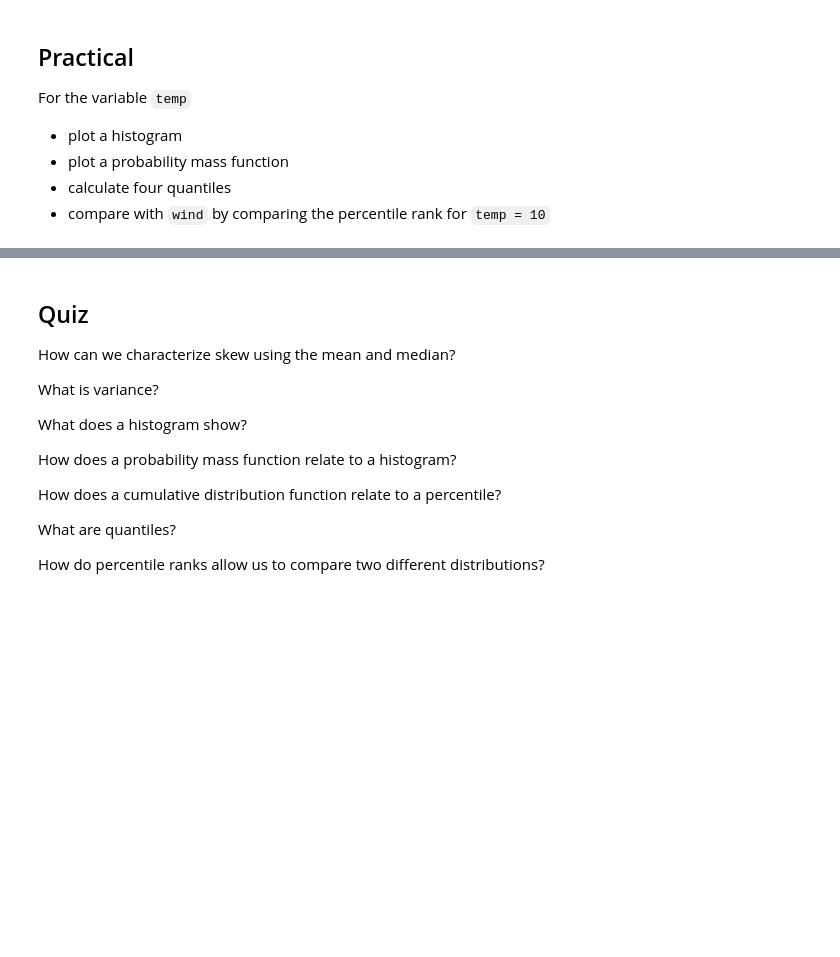
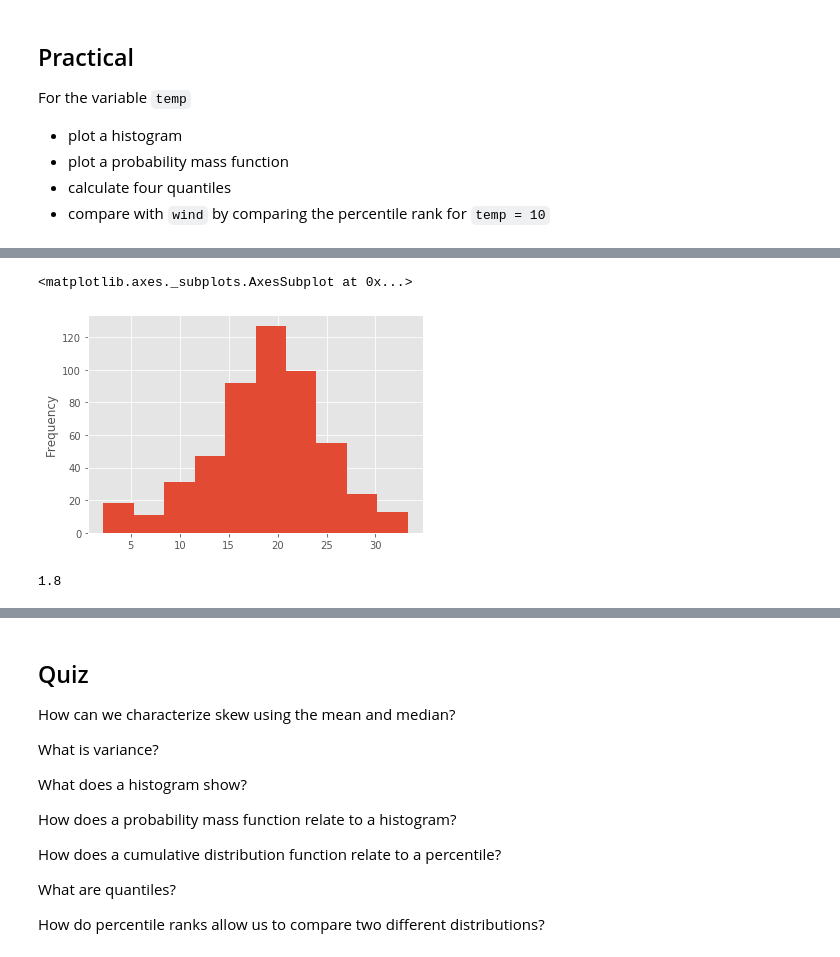
Before and after one commit to ADGEfficiency/teaching-monolith, a Jupyter notebook: statistics/distributions.ipynb, the cells around one changed output, grey strips where cells are left out. Cells and saved outputs as stored; diff of their text form; code cells hidden in the pictures; blank space fills up the shorter version.

```diff
--- a/statistics/distributions.ipynb
+++ b/statistics/distributions.ipynb
@@ -194,2 +247,14 @@ raw = load_forest_fires()
+# %%
+raw.loc[:, 'temp'].plot(kind='hist')
+# %% [output]
+<matplotlib.axes._subplots.AxesSubplot at 0x...>
+[figure, added]
+# %%
+value = 10
+
+rank = percentile_rank(value, raw.loc[:, 'temp'])
+percentile(rank, raw.loc[:, 'wind'])
+# %% [output]
+1.8
 # %%
 ## answers
```
Also changed, not shown: parts of 22 cells of this notebook, 19 other files.
